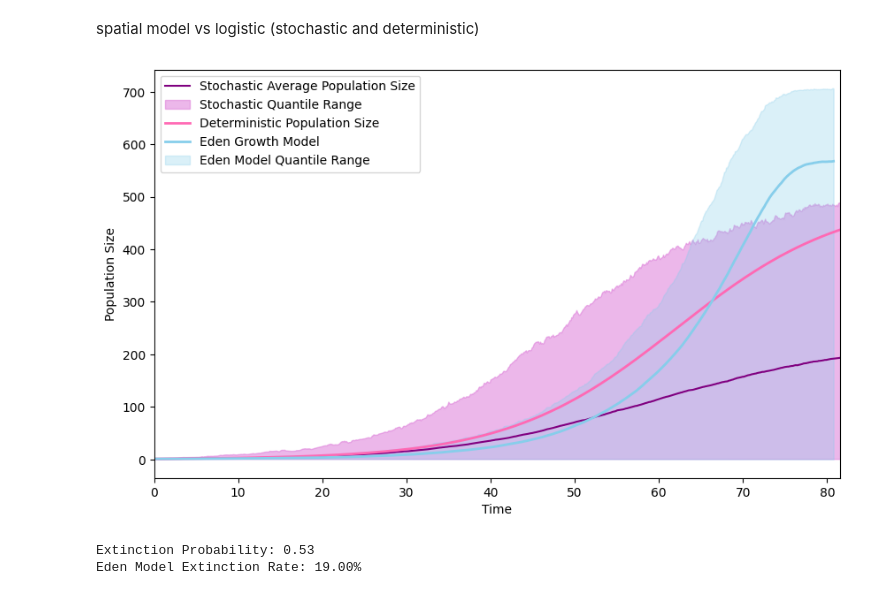
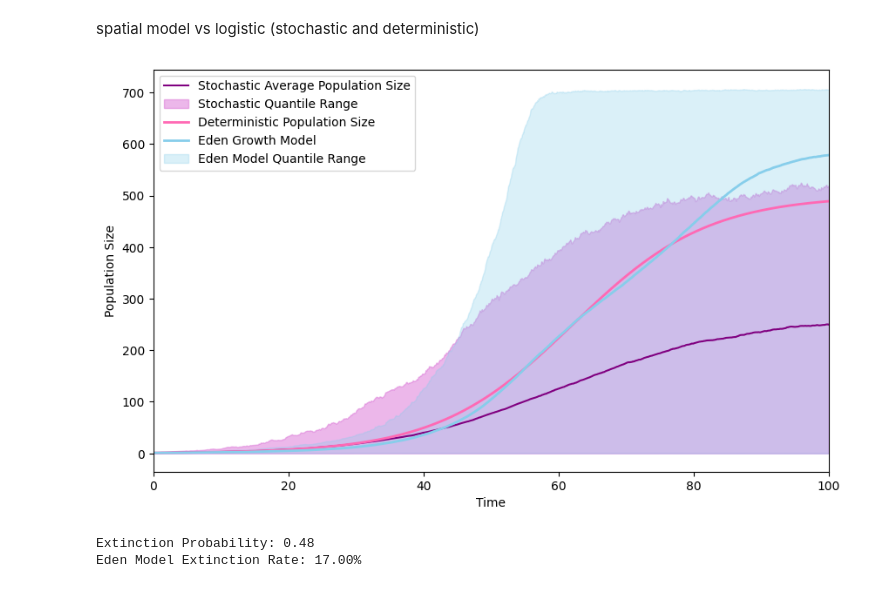
Before and after one commit to isabellac865/population_growth_models, a Jupyter notebook: 4_comparisons/8_spatial_vs_logistic.ipynb, the cells around one changed output. Saved outputs shown, nothing was run; the diff lists cells and outputs as text; code cells hidden in the pictures.

Commit message:
plot added

```diff
--- a/4_comparisons/8_spatial_vs_logistic.ipynb
+++ b/4_comparisons/8_spatial_vs_logistic.ipynb
@@ -192,15 +192,15 @@ def plot_combined_models(average_time_points, average_population_sizes_stochasti
     # Add the Eden Growth Model
     plt.plot(eden_time_points, eden_mean_population_size, color='skyblue', linestyle='-', linewidth=2, label='Eden Growth Model')
     plt.fill_between(eden_time_points, eden_quantiles_5, eden_quantiles_95, color='skyblue', alpha=0.3, label='Eden Model Quantile Range')
-    plt.xlim(0,81.5)
+    plt.xlim(0,100)
     plt.xlabel('Time')
     plt.ylabel('Population Size')
-    plt.legend()
+    plt.legend(loc='upper left')
     plt.show()
 
 # Run the Eden Growth Model
 grid_size = 100
-iterations = 1000
+iterations = 2000
 base_growth_rate = 0.1
 base_death_prob = 0.01
 num_simulations = 100
@@ -226,33 +226,33 @@ time_points = np.mean(all_time_points, axis=0)
 
 quantiles_5 = np.percentile(all_population_sizes, 5, axis=0)
 quantiles_95 = np.percentile(all_population_sizes, 95, axis=0)
 mean_population_size = np.mean(all_population_sizes, axis=0)
 
 extinction_rate = (extinction_count / num_simulations) * 100
 
 # Parameters for stochastic model
 params = set_parameters(initial_population=1, birth_rate=0.2, death_rate=0.1)
 
 # Multiple stochastic simulations
 average_time_points, average_population_sizes_stochastic, lower_quantile, upper_quantile, extinction_probability = run_multiple_simulations_with_quantiles(params, num_simulations)
 
 # Parameters for deterministic model
 P0 = 1  # Initial population size
 r = 0.1  # Growth rate
 K = 500  # Carrying capacity
 t_max = 100  # Maximum time
 t_points = np.linspace(0, t_max, 500)  # Time points
 
 # Multiple deterministic simulations
 average_population_sizes_deterministic = np.mean(run_multiple_deterministic_simulations(P0, r, K, t_points, num_simulations), axis=0)
 
 # Plot the combined models including the Eden Growth Model
 plot_combined_models(average_time_points, average_population_sizes_stochastic, lower_quantile, upper_quantile, average_population_sizes_deterministic, t_points, time_points, mean_population_size, quantiles_5, quantiles_95)
 
 # Print extinction probability
 print(f"Extinction Probability: {extinction_probability:.2f}")
 print(f"Eden Model Extinction Rate: {extinction_rate:.2f}%")
 # %% [output]
-[figure, old version]
+[figure, new version]
-Extinction Probability: 0.53
-Eden Model Extinction Rate: 19.00%
+Extinction Probability: 0.48
+Eden Model Extinction Rate: 17.00%
```
Also changed, not shown: parts of 1 cell of this notebook.
